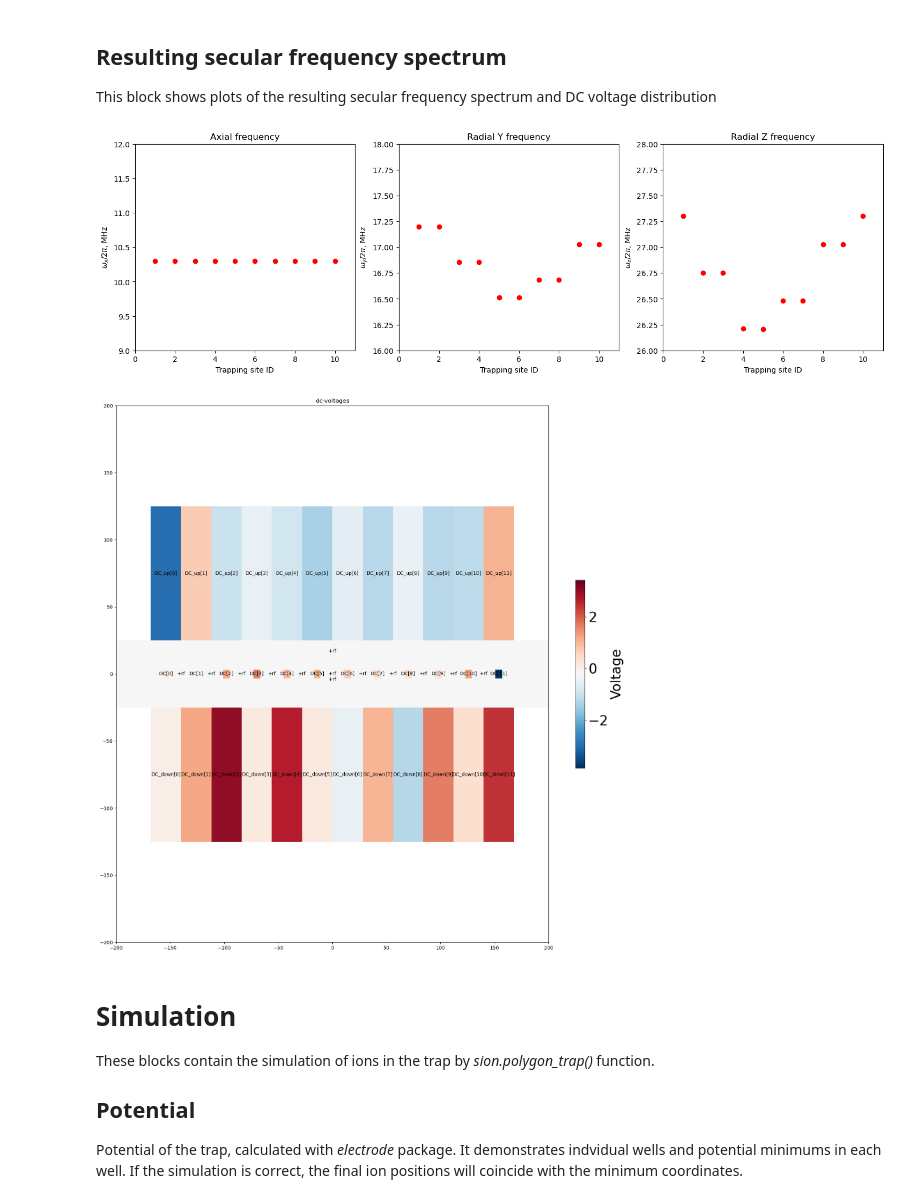
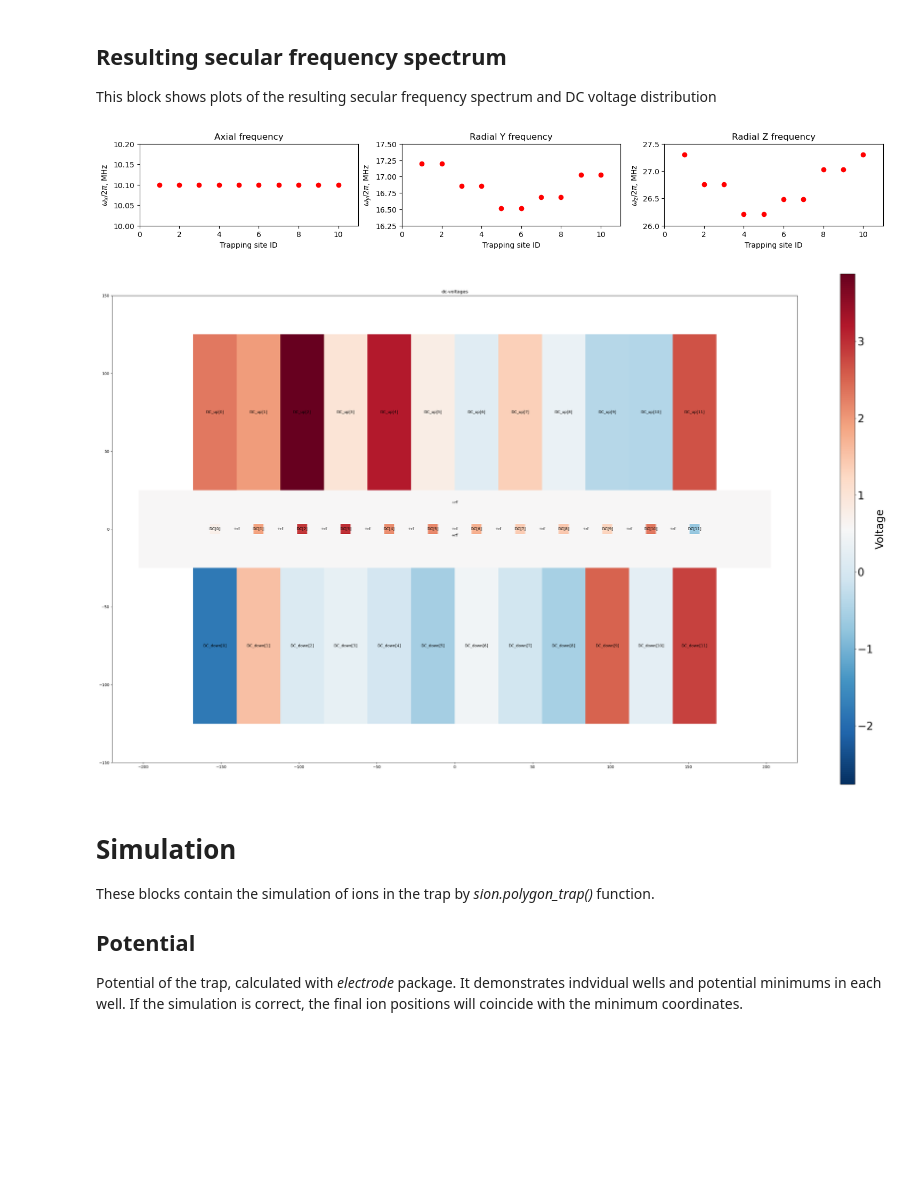
Before and after one commit to underforestaaa/Sion, a Jupyter notebook: examples/individual_wells_voltage_optimization.ipynb, the cells around one changed output. Drawn from its saved outputs; the diff is of its cells as text; code cells hidden in the pictures; blank space fills up the shorter version.

```diff
--- a/examples/individual_wells_voltage_optimization.ipynb
+++ b/examples/individual_wells_voltage_optimization.ipynb
@@ -260,35 +263,34 @@ plt.show()
 In the following block, the optimized voltage set is obtained with the *sion.voltage_optimization()* function.
 Optimization routine may take hours due to the complexity of functions.
 # %%
-numbers = [24, 36]
 dots = np.array(positions)
 
 # determining the desired secular frequency spectrum
 axis = [0, 1, 2]
 # frequency in MHz/2pi
-omeg_x = np.array([1,1,1,1,1,1,1,1,1,1])*10.3
+omeg_x = np.array([1,1,1,1,1,1,1,1,1,1])*10.1
 omeg_y = np.array([1,1, 0.98, 0.98, 0.96, 0.96, 0.97, 0.97, 0.99, 0.99])*17.2
 omeg_z = np.array([1, 0.98, 0.98, 0.96, 0.96, 0.97, 0.97, 0.99, 0.99, 1])*27.3
 omegas = [omeg_x, omeg_y, omeg_z]
 
 # optimization parameters
-start_uset = np.zeros(36)
+start_dcset = np.zeros(36)
 learning_rate = 0.05
-stoch = 4
-eps = 1e-4
+stoch = 12
+eps = 1e-6
 
 # executing optimization
 start_time = time.time()
 
 # First we will run stochastic descent to its expected convergence, then finish with the gradient descent
-uset = sn.voltage_optimization(s, numbers, Z, M, dots, axis, omegas, start_uset, learning_rate, stoch, eps, L, step = 100)
+dcset_stoch = sn.voltage_optimization(s, Z, M, dots, axis, omegas, start_dcset, learning_rate, stoch = stoch, eps = eps, L = L, step = 100)
 
 print('stoch optimization took %s minutes' %(-(start_time-time.time())//60))
 
-learning_rate = 0.15
+learning_rate = 0.05
 stoch = 0
-eps = 1e-8
-uset = sn.voltage_optimization(s, numbers, Z, M, dots, axis, omegas, uset, learning_rate, stoch, eps, L, step = 10)
+eps = 1e-12
+dcset = sn.voltage_optimization(s, Z, M, dots, axis, omegas, dcset_stoch, learning_rate, stoch = stoch, eps = eps, L = L, step = 50)
 
 print('Optimization took %s minutes' %(-(start_time-time.time())//60))
 # %% [output]
@@ -315,7 +317,7 @@ Optimization took 69.0 minutes
 This block shows plots of the resulting secular frequency spectrum and DC voltage distribution
 # %%
 #repeating last iteration
-uset = [0.3828470956373469, 0.009742100962105262, 1.4706321418514992, 1.971793870823739, 1.2356467322521885, 1.3276784028099038, 0.956472781105403, 0.6176266517723163, 0.7069906629253667, 0.5345987126554085, 1.5717830022981967, -3.85233436894741, -2.934767966749159, 0.9838479614000105, -0.8612014103521023, -0.29014296954936836, -0.7454863179864254, -1.263741054076028, -0.4079734102714719, -1.0737646855087264, -0.24615689275374594, -1.0662778886120599, -0.9938211993279258, 1.3341108810615618, 0.2560494548186177, 1.4902684232341692, 3.422151535543653, 0.3755360563472677, 3.025128871636983, 0.37739734014341686, -0.294960307758294, 1.31389331110999, -1.0902101158652773, 1.9845907218158692, 0.6432750326631028, 2.769193247136942]
+uset = [0.21651786829832492, 1.5704780293472387, 2.745172844346861, 2.842318105449554, 1.8132089023255713, 1.8521594200157314, 1.3832627259468304, 0.9849142625141372, 1.0538706042180417, 0.8723468305305059, 2.0493220271321655, -1.455200299617975, 2.0380467466495653, 1.6532768067243495, 3.8783249513860483, 0.5231983978812477, 3.071424875082992, 0.28529116100447177, -0.4814840859344738, 0.9107566044482895, -0.2460738324295731, -1.1056560403841764, -1.1337148263403973, 2.4641900551910325, -2.7604550410896995, 1.175534416170778, -0.5559985703637881, -0.3061001212956751, -0.7255733964762806, -1.330553009904256, -0.14982879428646334, -0.7367441594703434, -1.273005760754428, 2.28941483151913, -0.3700470128099083, 2.6580652449161404]
 
 uset = np.array(uset)
 
@@ -342,53 +344,56 @@ for i in range(cutoff, n_squares-cutoff):
         freqs_z.append(omega_sec[2])
         omegas.append(list(omega_sec*1e6))
 
-fig, ax = plt.subplots(1, 3, figsize=(18, 5))
+fig, ax = plt.subplots(1, 3, figsize=(18, 2))
 ax[0].plot(range(1,11), freqs_x, 'ro')
 ax[0].set_title("Axial frequency")
 ax[0].set_ylabel('$\omega_x/2\pi$, MHz')
 ax[0].set_xlabel('Trapping site ID')
 ax[0].set_xlim(0, 11)
-ax[0].set_ylim(9, 12)
+ax[0].set_ylim(10, 10.2)
 
 ax[1].plot(range(1,11), freqs_y, 'ro')
 ax[1].set_title("Radial Y frequency")
 ax[1].set_ylabel('$\omega_y/2\pi$, MHz')
 ax[1].set_xlabel('Trapping site ID')
 ax[1].set_xlim(0, 11)
-ax[1].set_ylim(16, 18)
+ax[1].set_ylim(16.25, 17.5)
 
 ax[2].plot(range(1,11), freqs_z, 'ro')
 ax[2].set_title("Radial Z frequency")
 ax[2].set_ylabel('$\omega_z/2\pi$, MHz')
 ax[2].set_xlabel('Trapping site ID')
 ax[2].set_xlim(0, 11)
-ax[2].set_ylim(26, 28)
+ax[2].set_ylim(26, 27.5)
+plt.savefig('images/optimized_sec_freqs.eps')
 
 plt.show()
 
 with s.with_voltages(dcs = u_set):
 
-    fig, ax = plt.subplots(1,1, figsize=(20, 20))
+    fig, ax = plt.subplots(1,1, figsize=(40, 40))
     s.plot_voltages(ax, u=s.dcs)
     #u = s.dcs sets the voltage-type for the voltage plot to DC-voltages (RF are not shown)
-    xmax = 200
-    ymaxn = 200
-    ymaxp = 200
+    xmax = 220
+    ymaxn = 150
+    ymaxp = 150
     ax.set_title("dc-voltages")
+    ax.set_aspect('equal')
     ax.set_xlim(-xmax, xmax)
     ax.set_ylim(-ymaxn, ymaxp)
     #Add colorbar
     cmap = plt.cm.RdBu_r
     norm = mpl.colors.Normalize(vmin=np.min(u_set), vmax=np.max(u_set))
 
-    cb = fig.colorbar(plt.cm.ScalarMappable(norm=norm, cmap=cmap),ax=ax, shrink =0.35)
+    cb = fig.colorbar(plt.cm.ScalarMappable(norm=norm, cmap=cmap),ax=ax, shrink = 0.6, aspect = 35)
 
     """cb = plt.colorbar(ax=ax[2], shrink=0.9)"""
     cb.ax.tick_params(labelsize=28)
     cb.set_label('Voltage', fontsize = 28)
+    plt.savefig('images/array_dc_trap.eps')
 # %% [output]
-[figure, old version]
+[figure, new version]
-[figure, old version]
+[figure, new version]
 # %% [markdown]
 # Simulation
 
```
Also changed, not shown: parts of 9 cells of this notebook, 10 other files.
